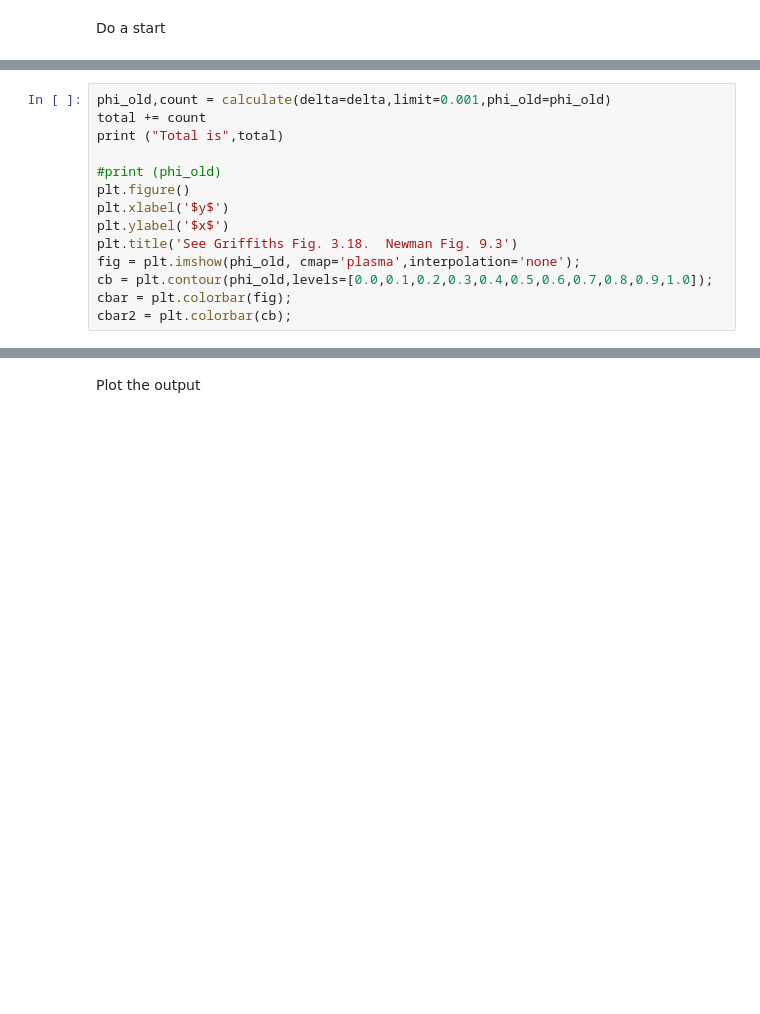
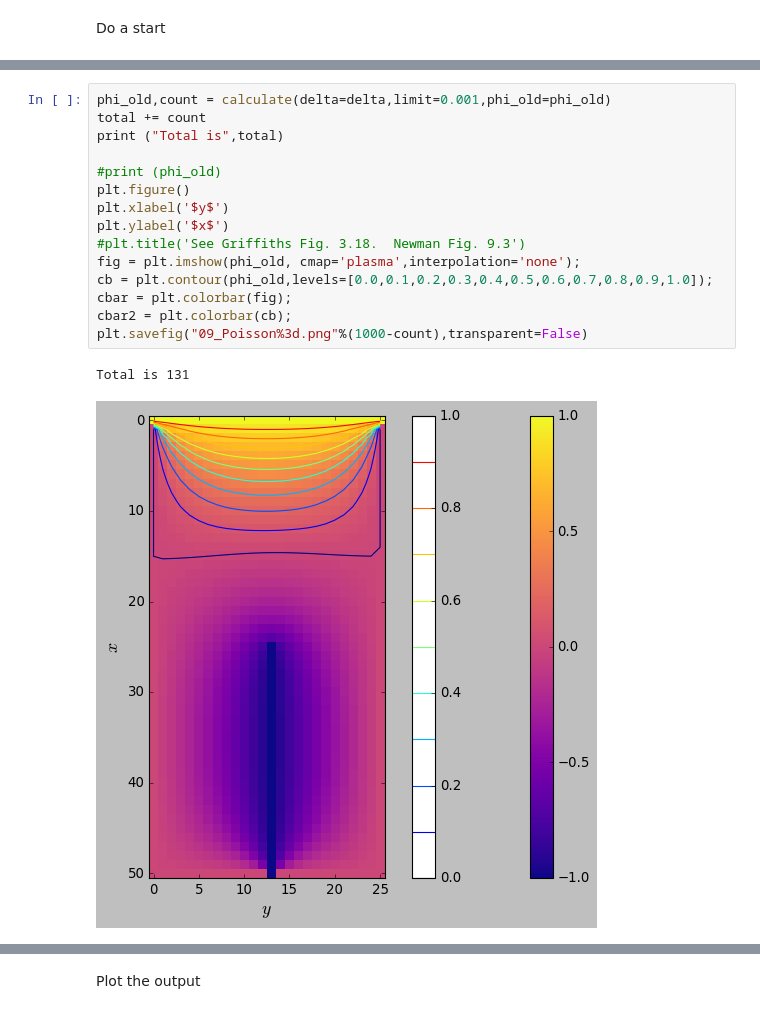
Before and after one commit to hschellman/EM, a Jupyter notebook: Poisson/improved.ipynb, the cells around one changed output, grey strips where cells are left out. Drawn from its saved outputs; the diff is of its cells as text; blank space fills up the shorter version.

```diff
--- a/Poisson/improved.ipynb
+++ b/Poisson/improved.ipynb
@@ -151,17 +168,21 @@ cbar2 = plt.colorbar(cb);
 # %%
 phi_old,count = calculate(delta=delta,limit=0.001,phi_old=phi_old)
 total += count
 print ("Total is",total)
 
 #print (phi_old)
 plt.figure()
 plt.xlabel('$y$')
 plt.ylabel('$x$')
-plt.title('See Griffiths Fig. 3.18.  Newman Fig. 9.3')
+#plt.title('See Griffiths Fig. 3.18.  Newman Fig. 9.3')
 fig = plt.imshow(phi_old, cmap='plasma',interpolation='none');
 cb = plt.contour(phi_old,levels=[0.0,0.1,0.2,0.3,0.4,0.5,0.6,0.7,0.8,0.9,1.0]);
 cbar = plt.colorbar(fig);
 cbar2 = plt.colorbar(cb);
+plt.savefig("09_Poisson%3d.png"%(1000-count),transparent=False)
+# %% [output]
+Total is 131
+[figure, added]
 # %%
 phi_old,count  = calculate(delta=delta,limit=0.0001,phi_old=phi_old)
 total += count
```
Also changed, not shown: parts of 10 cells of this notebook.
